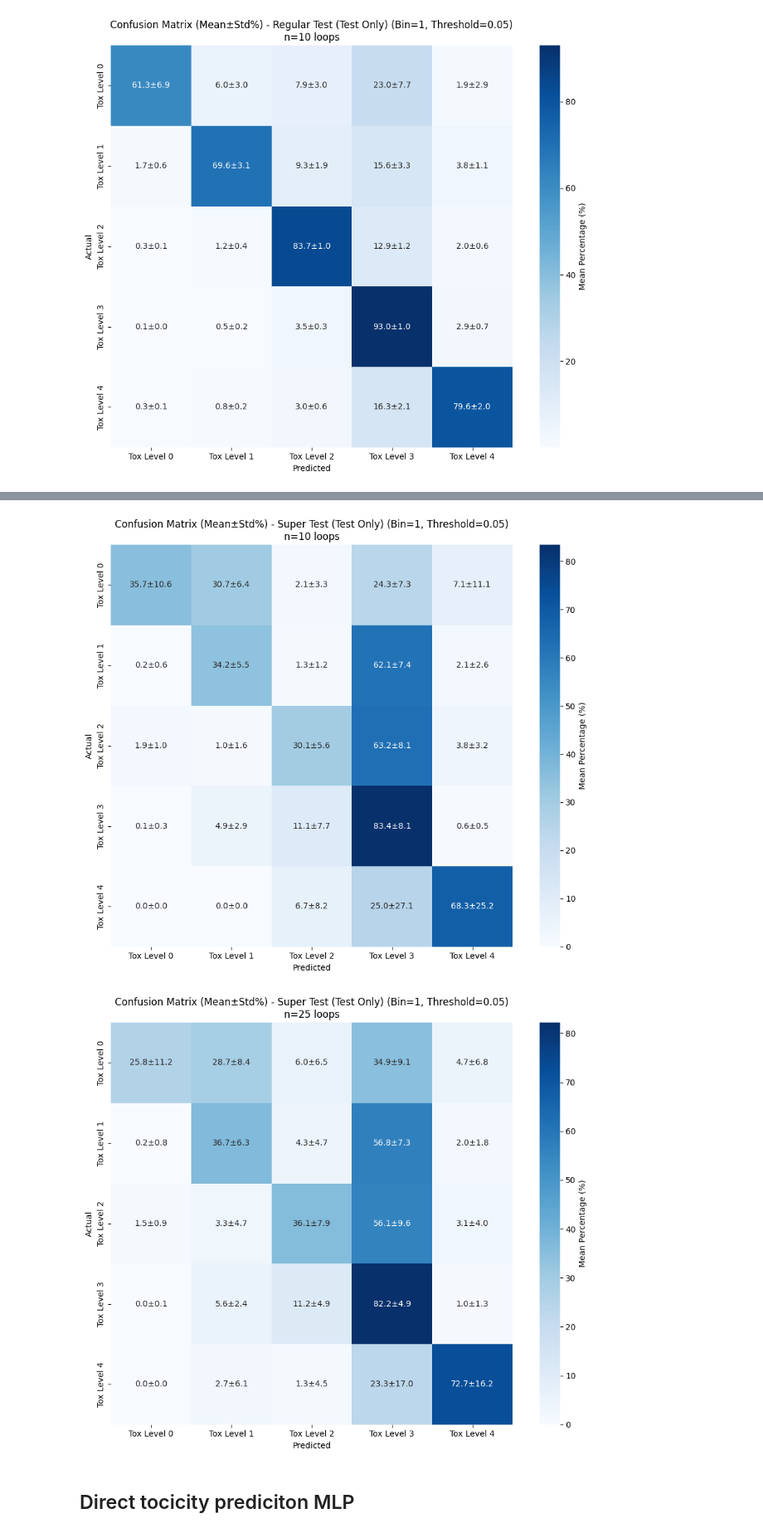
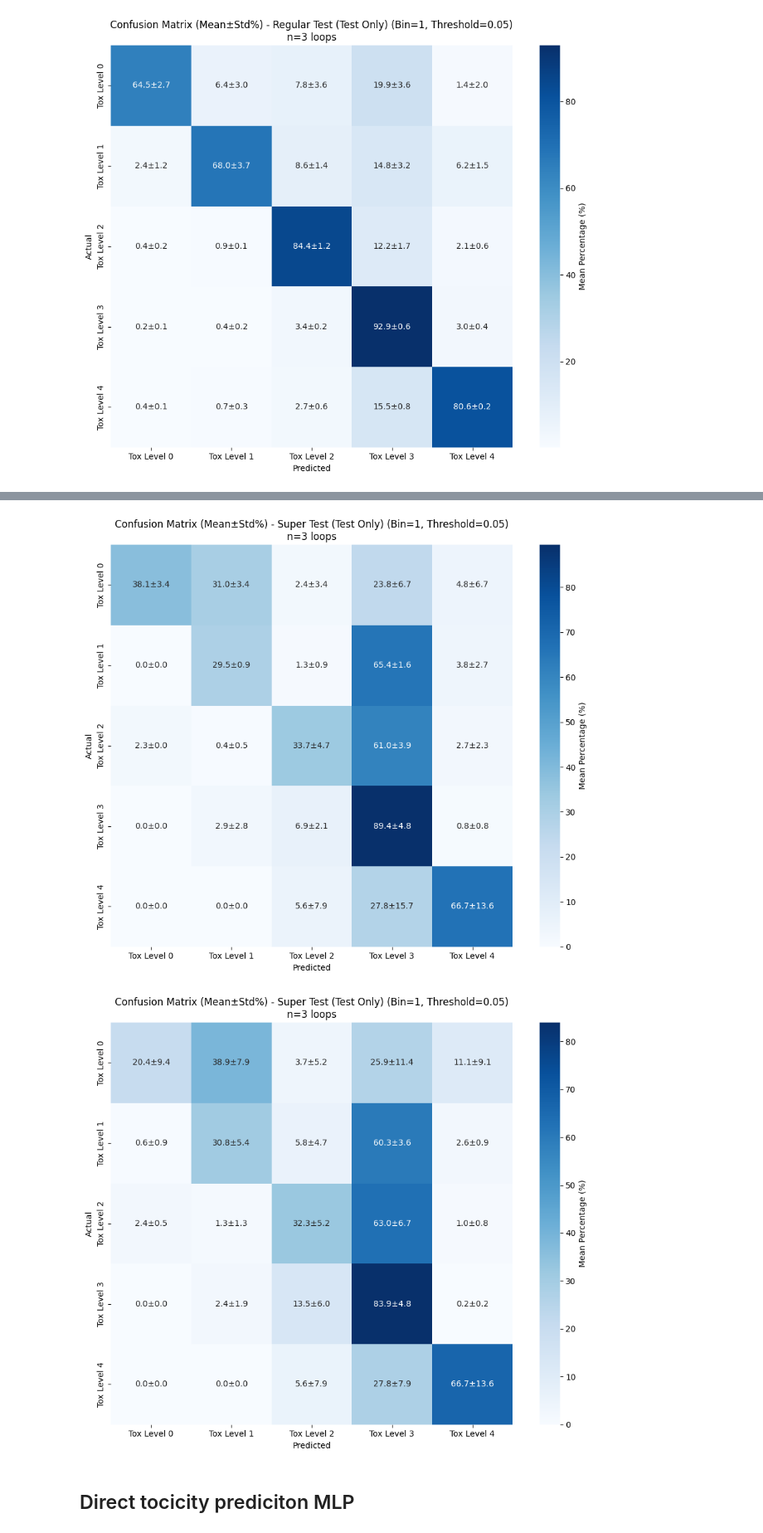
Before and after one commit to DashLLipsey/PREDICT-MIT-LL, a Jupyter notebook: Notebooks/2_step_model_confusion_and_heatmaps.ipynb, the cells around one changed output, grey strips where cells are left out. Shown at 83% size. Drawn from its saved outputs; the diff is of its cells as text; code cells hidden in the pictures.

```diff
--- a/Notebooks/2_step_model_confusion_and_heatmaps.ipynb
+++ b/Notebooks/2_step_model_confusion_and_heatmaps.ipynb
@@ -2988,21 +2988,21 @@ create_percentage_confusion_matrix_mean_std(folder='/home/dlipsey/MITLincolnLabs
                                             save_plots=False,
                                             test_in=True,
                                             train_in=False,
-                                            num_loops=10) # None for all
+                                            num_loops=3) # None for all
 # %% [output]
-[figure, old version]
+[figure, new version]
 # %%
 # Synthetic Ablation Super Test Confusion Matrix
 create_percentage_confusion_matrix_mean_std(folder='/home/dlipsey/MITLincolnLabs/MIT_LL_data/',
                                             folder_name='2step_synth_abl_134_loop_super_test',
                                             bin_size=1, threshold_size=0.05,
                                             use_super_test=True,
                                             save_plots=False,
                                             test_in=True,
                                             train_in=False,
-                                            num_loops=None) # None for all
+                                            num_loops=3) # None for all
 # %% [output]
-[figure, old version]
+[figure, new version]
 # %% [markdown]
 ## Direct tocicity prediciton MLP
 # %%
```
Also changed, not shown: parts of 11 cells of this notebook, 5 other files.
